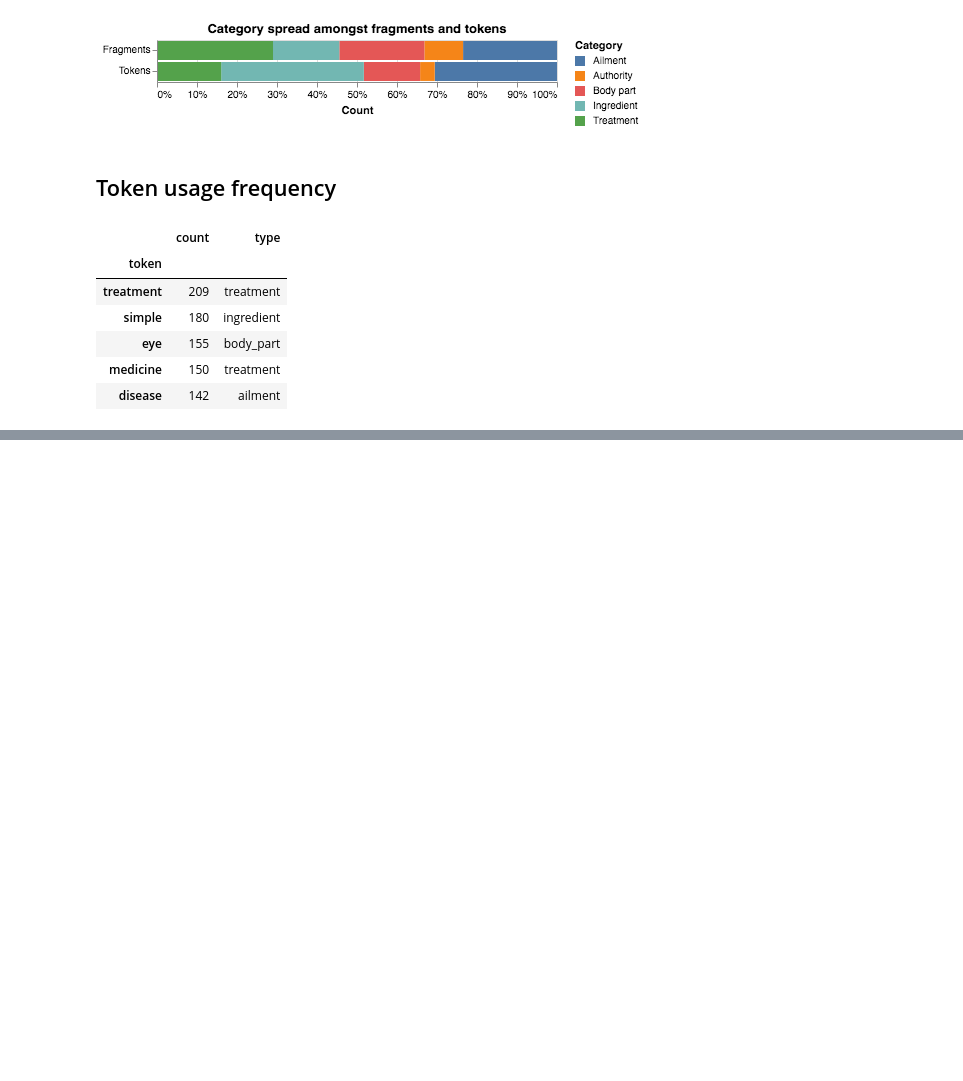
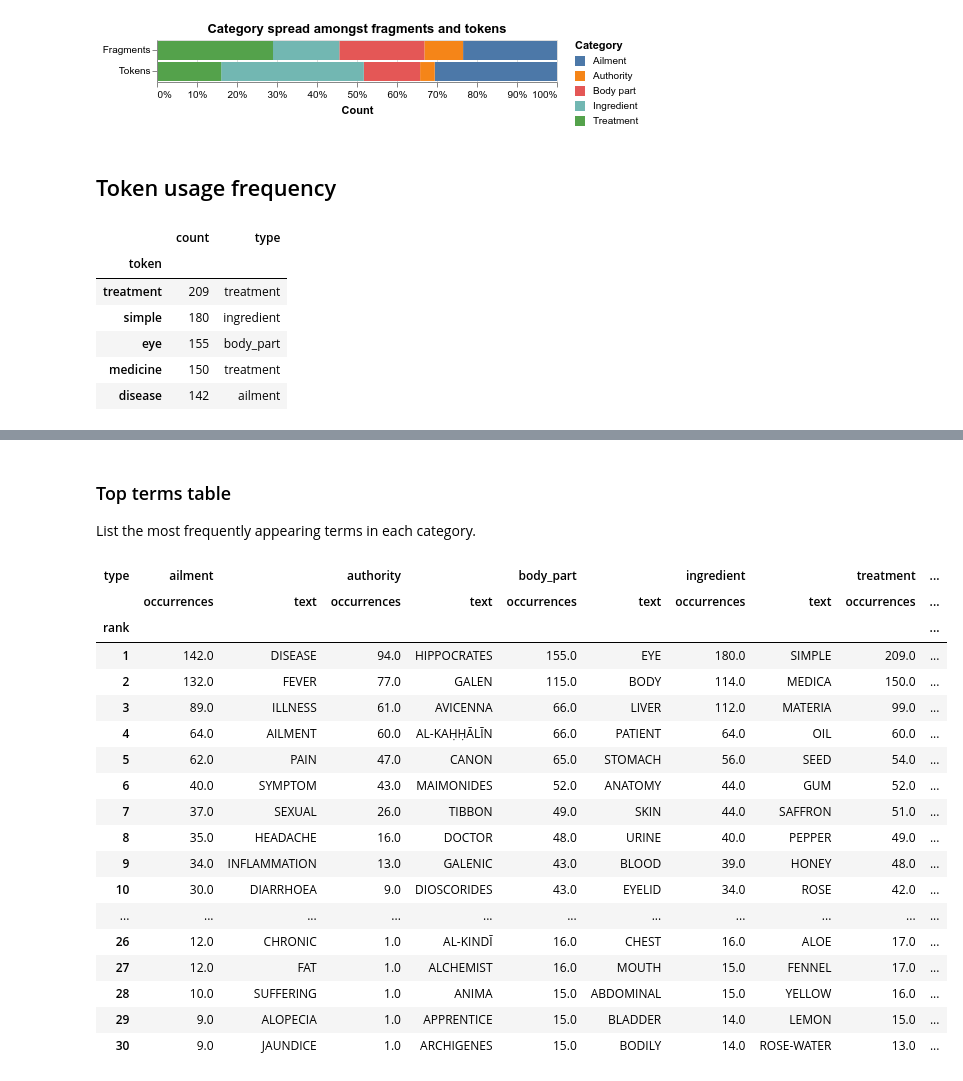
Before and after one commit to CamLib/genizah-medical-visualisation, a Jupyter notebook: notebooks/04-data-visualisation.ipynb, the cells around one changed output, grey strips where cells are left out. Cells and saved outputs as stored; diff of their text form; code cells hidden in the pictures; blank space fills up the shorter version.

```diff
--- a/notebooks/04-data-visualisation.ipynb
+++ b/notebooks/04-data-visualisation.ipynb
@@ -342,0 +204,14 @@ default
+# %%
+term_occurrences = (pd.merge(
+        pd.DataFrame(fragment_tokens.groupby('token').aggregate('size'), columns=['occurrences']),
+        fragment_tokens[['token', 'type']].drop_duplicates(),
+        left_index=True, right_on='token')
+    # Seems that Vega doesn't lay out the word cloud correctly if the text field isn't called "text".
+    # Perhaps there's a default value referencing the text field, but I couldn't find one...
+    .rename(columns={'token': 'text'}))
+term_occurrences.text = term_occurrences.text.str.upper()
+(term_occurrences.to_csv('./vega-term-occurrences.csv', index=False))
+
+(term_occurrences
+     .sort_values(['occurrences', 'text'], ascending=False)
+     .head())
@@ -342,0 +298,33 @@ default
+# %% [markdown]
+### Top terms table
+
+List the most frequently appearing terms in each category.
+# %%
+(term_occurrences.groupby('type')
+     .apply(lambda g: g.sort_values(['occurrences', 'text'], ascending=[False, True])
+                       .assign(rank=range(1, len(g) + 1)))
+     .set_index(['type', 'rank'])
+     .unstack(0)
+     .swaplevel(0, 1, axis=1)
+     .sort_index(1)
+     .head(30))
+# %% [output]
+| type | ailment |  | authority |  | body_part |  | ingredient |  | treatment | ... |
+|  | occurrences | text | occurrences | text | occurrences | text | occurrences | text | occurrences | ... |
+| rank |  |  |  |  |  |  |  |  |  | ... |
+| 1 | 142.0 | DISEASE | 94.0 | HIPPOCRATES | 155.0 | EYE | 180.0 | SIMPLE | 209.0 | ... |
+| 2 | 132.0 | FEVER | 77.0 | GALEN | 115.0 | BODY | 114.0 | MEDICA | 150.0 | ... |
+| 3 | 89.0 | ILLNESS | 61.0 | AVICENNA | 66.0 | LIVER | 112.0 | MATERIA | 99.0 | ... |
+| 4 | 64.0 | AILMENT | 60.0 | AL-KAḤḤĀLĪN | 66.0 | PATIENT | 64.0 | OIL | 60.0 | ... |
+| 5 | 62.0 | PAIN | 47.0 | CANON | 65.0 | STOMACH | 56.0 | SEED | 54.0 | ... |
+| 6 | 40.0 | SYMPTOM | 43.0 | MAIMONIDES | 52.0 | ANATOMY | 44.0 | GUM | 52.0 | ... |
+| 7 | 37.0 | SEXUAL | 26.0 | TIBBON | 49.0 | SKIN | 44.0 | SAFFRON | 51.0 | ... |
+| 8 | 35.0 | HEADACHE | 16.0 | DOCTOR | 48.0 | URINE | 40.0 | PEPPER | 49.0 | ... |
+| 9 | 34.0 | INFLAMMATION | 13.0 | GALENIC | 43.0 | BLOOD | 39.0 | HONEY | 48.0 | ... |
+| 10 | 30.0 | DIARRHOEA | 9.0 | DIOSCORIDES | 43.0 | EYELID | 34.0 | ROSE | 42.0 | ... |
+| ... | ... | ... | ... | ... | ... | ... | ... | ... | ... | ... |
+| 26 | 12.0 | CHRONIC | 1.0 | AL-KINDĪ | 16.0 | CHEST | 16.0 | ALOE | 17.0 | ... |
+| 27 | 12.0 | FAT | 1.0 | ALCHEMIST | 16.0 | MOUTH | 15.0 | FENNEL | 17.0 | ... |
+| 28 | 10.0 | SUFFERING | 1.0 | ANIMA | 15.0 | ABDOMINAL | 15.0 | YELLOW | 16.0 | ... |
+| 29 | 9.0 | ALOPECIA | 1.0 | APPRENTICE | 15.0 | BLADDER | 14.0 | LEMON | 15.0 | ... |
+| 30 | 9.0 | JAUNDICE | 1.0 | ARCHIGENES | 15.0 | BODILY | 14.0 | ROSE-WATER | 13.0 | ... |
```
Also changed, not shown: parts of 13 cells of this notebook.
